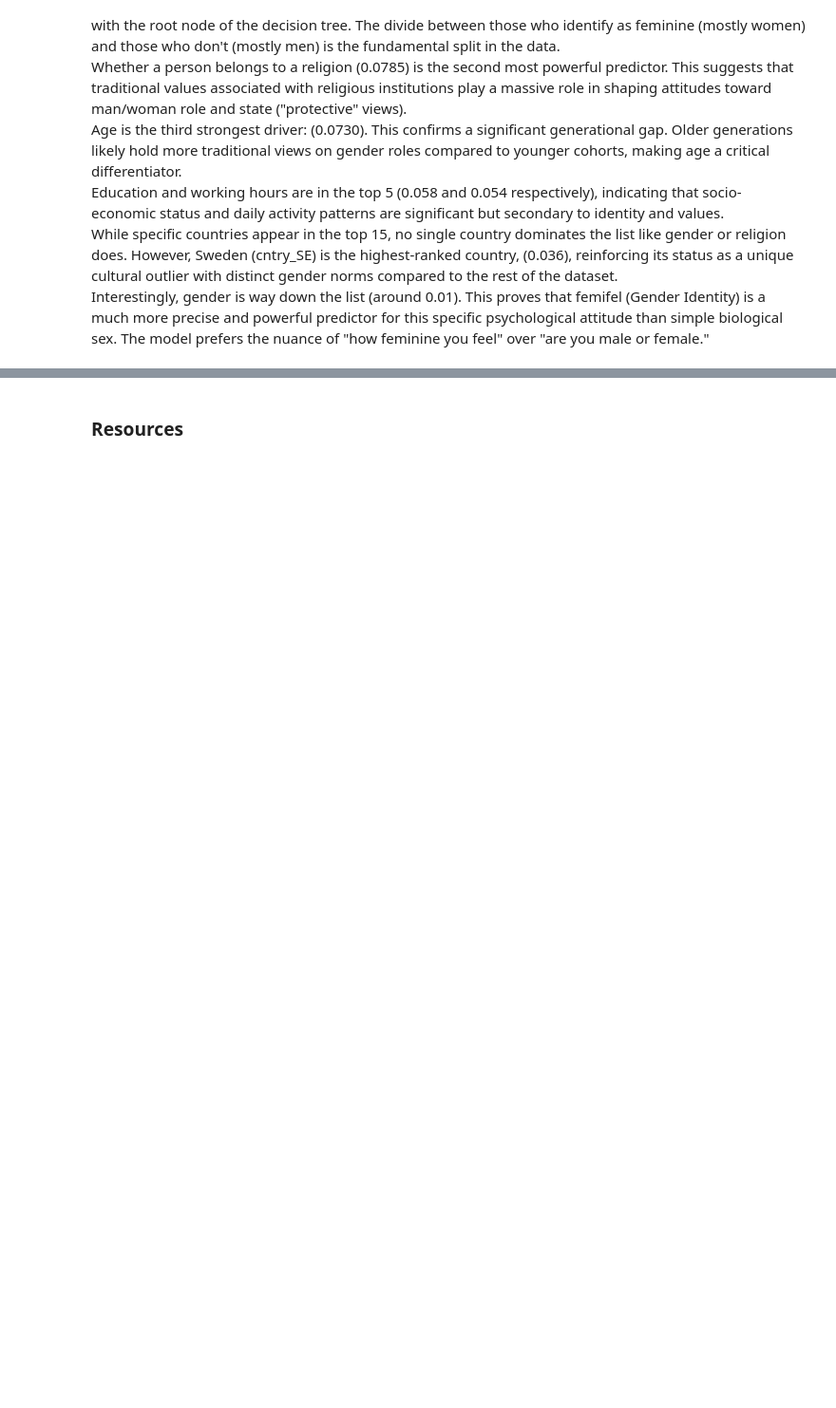
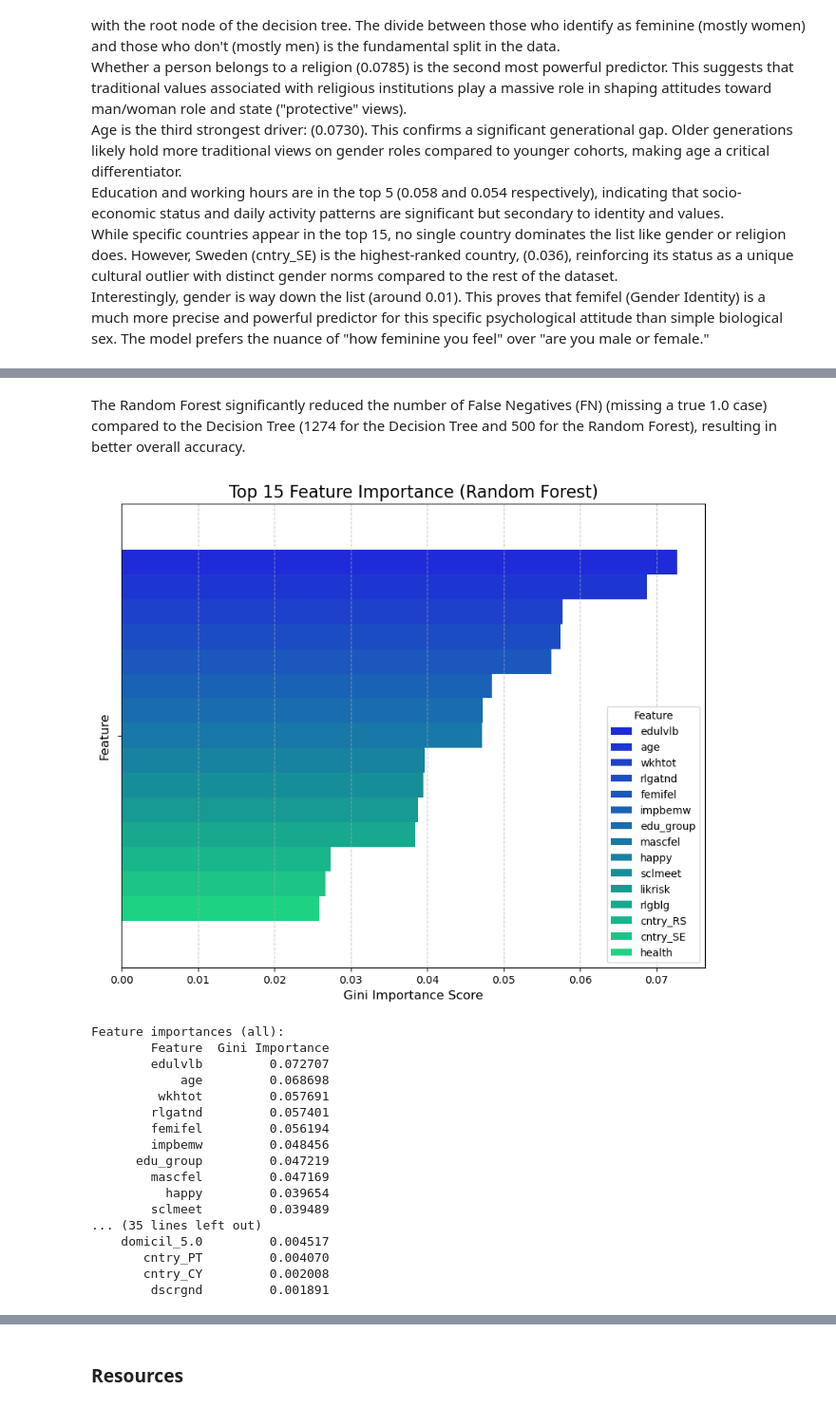
Before and after one commit to julia-martyniuk/ML_2_Classification, a Jupyter notebook: Classification.ipynb, the cells around one changed output, grey strips where cells are left out. Shown at 95% size. Saved outputs shown, nothing was run; the diff lists cells and outputs as text; code cells hidden in the pictures; blank space fills up the shorter version.

```diff
--- a/Classification.ipynb
+++ b/Classification.ipynb
@@ -1241,0 +1345,43 @@ Interestingly, gender is way down the list (around 0.01). This proves that femif
+# %% [markdown]
+The Random Forest significantly reduced the number of False Negatives (FN) (missing a true 1.0 case) compared to the Decision Tree (1274 for the Decision Tree and 500 for the Random Forest), resulting in better overall accuracy.
+# %%
+feature_names = X_train.columns
+feature_importances = pd.Series(best_rndf.feature_importances_, index=X_train.columns)
+feature_imp_df = pd.DataFrame({
+    'Feature': feature_names,
+    'Gini Importance': feature_importances
+})
+
+feature_imp_df = feature_imp_df.sort_values(by='Gini Importance', ascending=False)
+
+plt.figure(figsize=(10, 8))
+sns.barplot(x='Gini Importance', hue='Feature', data=feature_imp_df.head(15), legend=True,  palette='winter')
+
+plt.title('Top 15 Feature Importance (Random Forest)', fontsize=16)
+plt.xlabel('Gini Importance Score', fontsize=12)
+plt.ylabel('Feature', fontsize=12)
+plt.grid(axis='x', linestyle='--', alpha=0.7)
+plt.show()
+
+
+print('Feature importances (all):')
+print(feature_imp_df.to_string(index=False))
+# %% [output]
+[figure, added]
+Feature importances (all):
+        Feature  Gini Importance
+        edulvlb         0.072707
+            age         0.068698
+         wkhtot         0.057691
+        rlgatnd         0.057401
+        femifel         0.056194
+        impbemw         0.048456
+      edu_group         0.047219
+        mascfel         0.047169
+          happy         0.039654
+        sclmeet         0.039489
+... (35 lines left out)
+    domicil_5.0         0.004517
+       cntry_PT         0.004070
+       cntry_CY         0.002008
+        dscrgnd         0.001891
```
Also changed, not shown: parts of 24 cells of this notebook.
